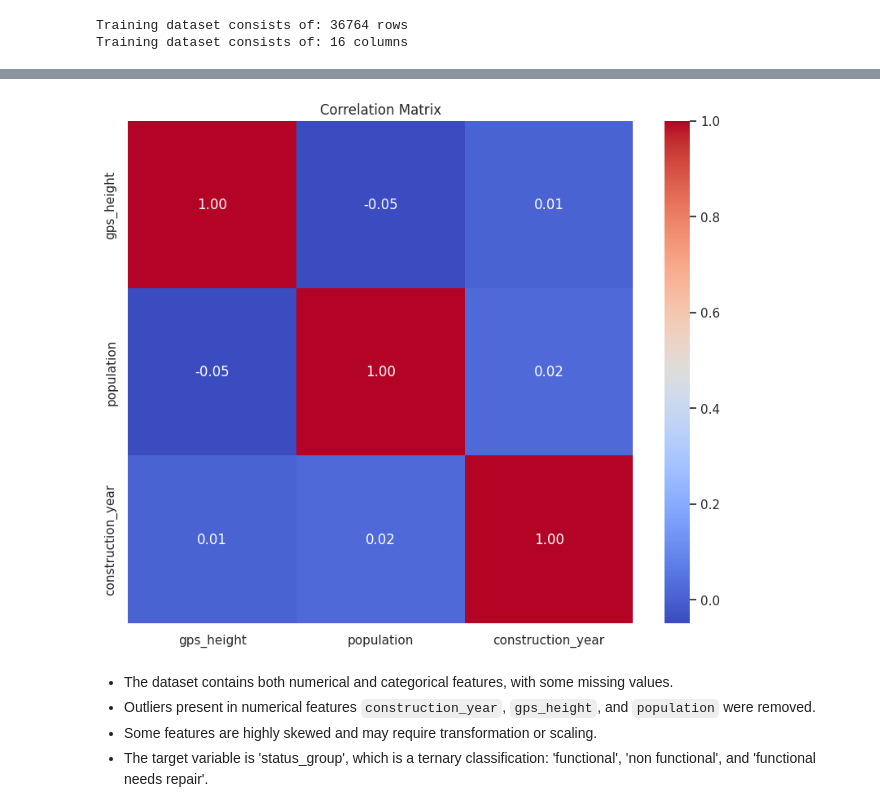
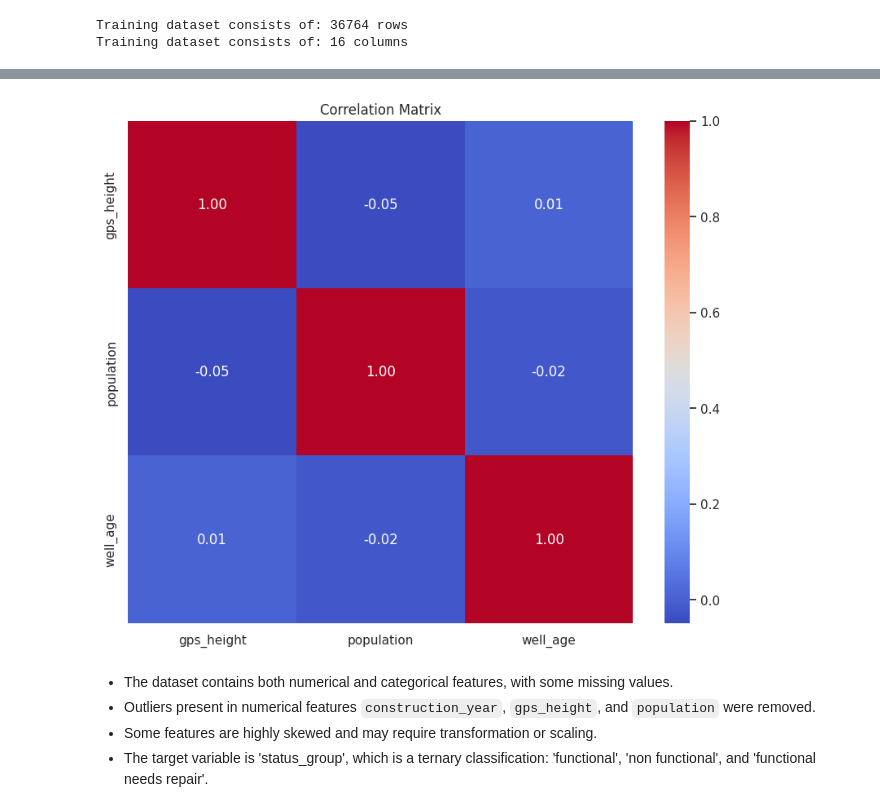
Before and after one commit to mwakad/supervised-ml-classifiers-for-predicting-water-wells-condition, a Jupyter notebook: index.ipynb, the cells around one changed output, grey strips where cells are left out. Cells and saved outputs as stored; diff of their text form; code cells hidden in the pictures.

```diff
--- a/index.ipynb
+++ b/index.ipynb
@@ -155,3 +155,17 @@ print(f"Training dataset consists of: {train_df.shape[1]} columns")
 # %% [output]
 Training dataset consists of: 36764 rows
 Training dataset consists of: 16 columns
+# %%
+# Feature Engineer a well_age variable
+# Convert 'date_recorded' to datetime
+train_df['date_recorded'] = pd.to_datetime(train_df['date_recorded'], errors='coerce')
+
+# Calculate well_age, but only where construction_year > 0 and not null
+good_years = train_df['construction_year'].apply(lambda x: x > 0 and not pd.isnull(x))
+train_df['well_age'] = np.where(good_years, train_df['date_recorded'].dt.year - train_df['construction_year'], np.nan)
+
+# Ensure well_age is numeric
+train_df['well_age'] = pd.to_numeric(train_df['well_age'], errors='coerce')
+
+# Ensure 'construction_year' and 'date_recorded' are permanently removed from train_df
+train_df = train_df.drop(columns=['construction_year', 'date_recorded'], errors='ignore')
@@ -158,15 +180,25 @@ Training dataset consists of: 16 columns
+# %%
+# Add engineered feature to encoded DataFrame
+train_df['well_age'] = train_df['well_age']
+# Drop rows with missing well_age values due to left-skewed distribution
+train_df = train_df.dropna(subset=['well_age'])
 # %%
 # Drop all row entries whose values are zero for the `population` feature
 train_df.drop(train_df[train_df['population'] == 0].index, inplace=True)
 # %%
 # Plot Correlation Matrix for numerical features
-corr = train_df[num_cols].corr()
+# Identify numerical columns
+num_cols_1 = train_df.select_dtypes(include=[np.number]).columns.tolist()
+num_cols_1.remove('id')
+
+# Plot the correlation matrix
+corr = train_df[num_cols_1].corr()
 plt.figure(figsize=(10,8))
 sns.heatmap(corr, annot=True, cmap='coolwarm', fmt='.2f')
 plt.title('Correlation Matrix')
 plt.show()
 # %% [output]
-[figure, old version]
+[figure, new version]
 # %% [markdown]
 - The dataset contains both numerical and categorical features, with some missing values.
 - Outliers present in numerical features `construction_year`, `gps_height`, and `population` were removed.
```
Also changed, not shown: parts of 16 cells of this notebook.
